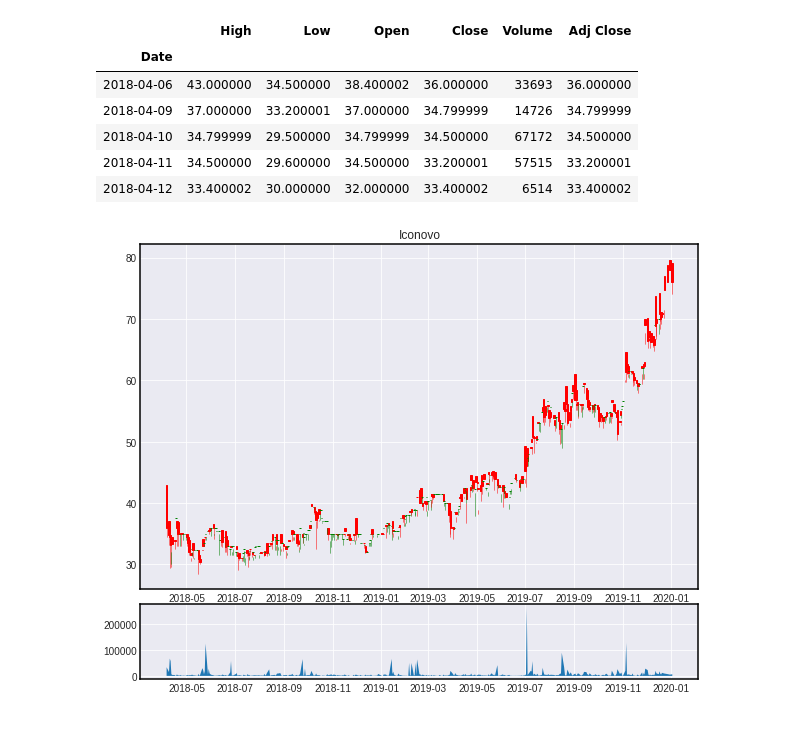
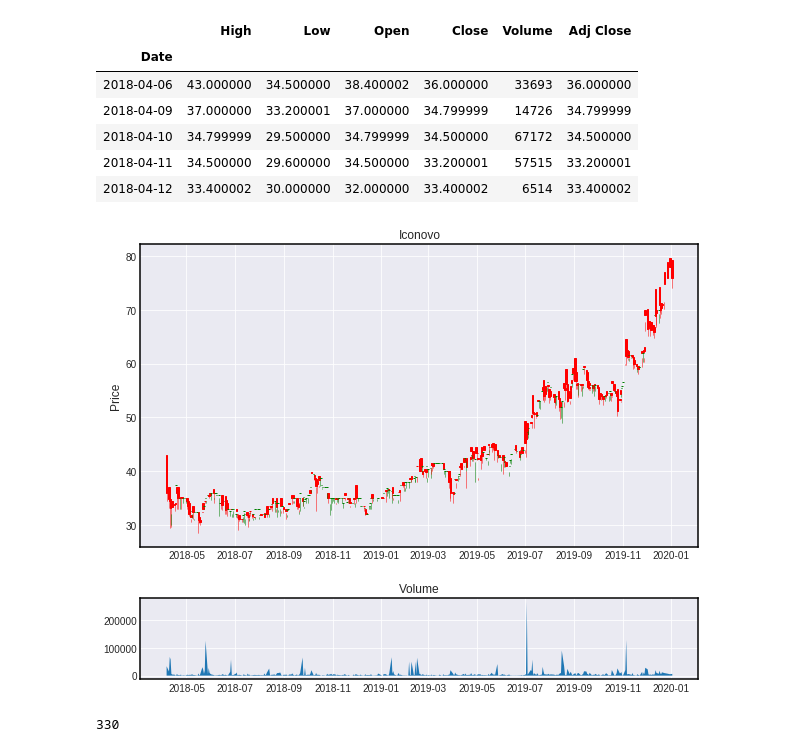
Before and after one commit to LurreMcFly/first-north, a Jupyter notebook: first-north.ipynb, the cells around one changed output. Cells and saved outputs as stored; diff of their text form; code cells hidden in the pictures.

```diff
--- a/first-north.ipynb
+++ b/first-north.ipynb
@@ -71,18 +108,20 @@ ico.head()
 | 2018-04-12 | 33.400002 | 30.000000 | 32.000000 | 33.400002 | 6514 | 33.400002 |
 # %%
 plt.figure(figsize=(10,8))
-ax1 = plt.subplot2grid((5,1), (0,0), rowspan=4, colspan=1)
+ax1 = plt.subplot2grid((10,1), (0,0), rowspan=7, colspan=1)
 ax1.xaxis_date()
-ax2 = plt.subplot2grid((5,1), (4,0), rowspan=1, colspan=1, sharex=ax1)
+ax2 = plt.subplot2grid((10,1), (8,0), rowspan=2, colspan=1, sharex=ax1)
 
 ico_ohlc = ico.drop(['Volume', 'Adj Close'], axis=1)
 ico_ohlc.reset_index(inplace=True)
 ico_ohlc['Date'] = ico_ohlc['Date'].map(mdates.date2num)
 
 ico_volume = ico[['Volume']]
 
 candlestick_ohlc(ax1, ico_ohlc.values, width=2, colorup='g')
 ax1.set_title('Iconovo')
-ax2.fill_between(ico_volume.index.map(mdates.date2num), ico_volume.values.flatten());
+ax1.set_ylabel('Price')
+ax2.fill_between(ico_volume.index.map(mdates.date2num), ico_volume.values.flatten())
+ax2.set_title('Volume');
 # %% [output]
-[figure, old version]
+[figure, new version]
@@ -88,0 +150,4 @@ ax2.fill_between(ico_volume.index.map(mdates.date2num), ico_volume.values.flatte
+# %%
+complile_data()
+# %% [output]
+330
```
Also changed, not shown: parts of 8 cells of this notebook.
